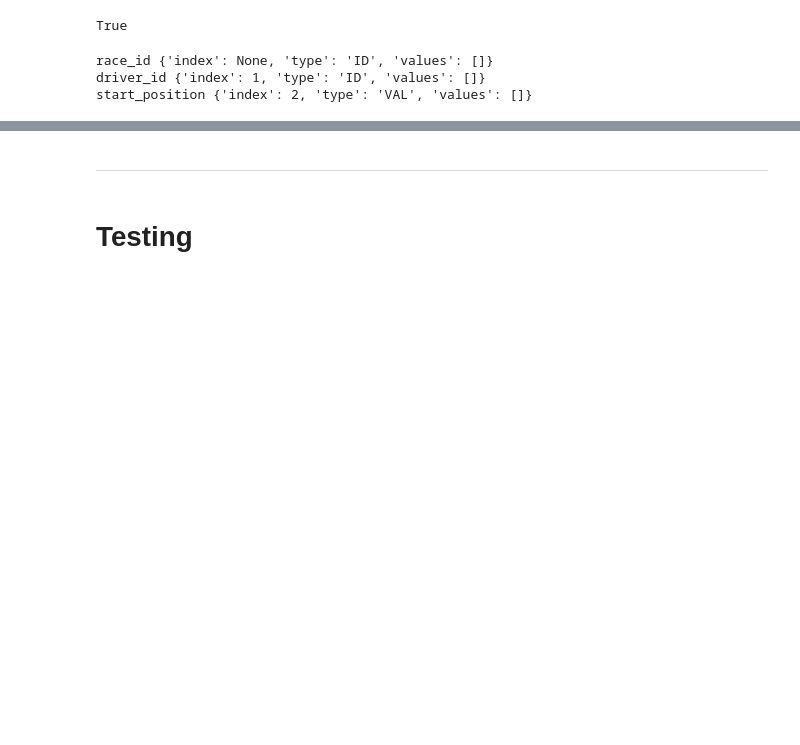
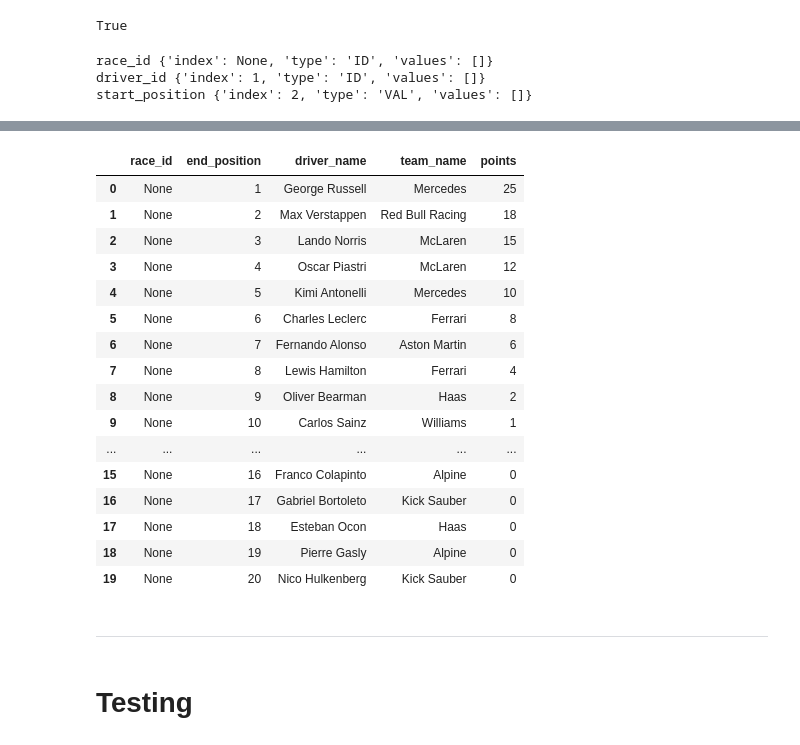
Before and after one commit to JackRWilson/Formula-1-Predictions-Project, a Jupyter notebook: notebooks/data_scraping.ipynb, the cells around one changed output, grey strips where cells are left out. Saved outputs shown, nothing was run; the diff lists cells and outputs as text; code cells hidden in the pictures; blank space fills up the shorter version.

```diff
--- a/notebooks/data_scraping.ipynb
+++ b/notebooks/data_scraping.ipynb
@@ -578,12 +578,18 @@ def scrape_f1_website(urls: list, total_col: int, col_map: dict, id_cols: list,
     # Initiate data mapping
     col_data = init_col_map(col_map, id_cols, default)
 
+    # Establish web browser
+    browser = webdriver.Chrome()
+    browser.maximize_window()
+
     for url in urls:
 
-        # Establish web browser
-        browser = webdriver.Chrome()
-        browser.maximize_window()
-        browser.get(url)
+        # Validate URL
+        try:
+            browser.get(url)
+        except Exception as e:
+            print(f'ONE OR MORE URL ERRORS: {e}')
+            continue
 
         # Extract year from URL
         #race_year = url.split('/')[5]
@@ -597,7 +603,7 @@ def scrape_f1_website(urls: list, total_col: int, col_map: dict, id_cols: list,
                     cells = row.find_elements(By.TAG_NAME, 'td')
 
                     # Validate table has the right number of columns
-                    if len(cells) >= total_col:
+                    if len(cells) == total_col:
 
                         # For each column in the column map append the corresponding data
                         for col_name, col_info in col_data.items():
@@ -606,8 +612,7 @@ def scrape_f1_website(urls: list, total_col: int, col_map: dict, id_cols: list,
                             else:
                                 col_info['values'].append(None)
         except Exception as e:
-            print(f'ERROR: {e}')
-            return(f'ERROR: {e}')
+            print(f'NO DATA FOUND ERROR: {e}')
 
     browser.close()
 
@@ -616,7 +621,14 @@ def scrape_f1_website(urls: list, total_col: int, col_map: dict, id_cols: list,
     for col_name, col_info in col_data.items():
         df_data[col_name] = col_info['values']
 
-    df = pd.DataFrame(df_data)
+    try:
+        df = pd.DataFrame(df_data)
+    except Exception as e:
+        print(f'ARRAY LENGTH ERROR: {e}')
+        return(f'ERROR: {e}')
+
+    return df
+
 
     # Save ID maps
     #driver_id_map = save_id_map(driver_id_map, '../data/raw/driver_id_map.pkl')
@@ -624,7 +636,10 @@ def scrape_f1_website(urls: list, total_col: int, col_map: dict, id_cols: list,
     #race_id_map = save_id_map(race_id_map, '../data/raw/race_id_map.pkl')
     #team_id_map = save_id_map(team_id_map, '../data/raw/team_id_map.pkl')
 # %%
-urls = ['https://www.formula1.com/en/results/2025/races/1270/singapore/race-result']
+urls = ['https://www.formula1.com/en/results/2025/races/1270/singapore/race-result', 'a']
 total_cols = 7
 col_map = {'race_id': None, 'end_position': 0, 'driver_name': 2, 'team_name': 3, 'points': 6}
 id_cols = ['race_id']
+df = scrape_f1_website(urls, total_cols, col_map, id_cols)
+df
+# %% [output]
@@ -631,3 +663,20 @@ id_cols = ['race_id']
+|  | race_id | end_position | driver_name | team_name | points |
+| 0 | None | 1 | George Russell | Mercedes | 25 |
+| 1 | None | 2 | Max Verstappen | Red Bull Racing | 18 |
+| 2 | None | 3 | Lando Norris | McLaren | 15 |
+| 3 | None | 4 | Oscar Piastri | McLaren | 12 |
+| 4 | None | 5 | Kimi Antonelli | Mercedes | 10 |
+| 5 | None | 6 | Charles Leclerc | Ferrari | 8 |
+| 6 | None | 7 | Fernando Alonso | Aston Martin | 6 |
+| 7 | None | 8 | Lewis Hamilton | Ferrari | 4 |
+| 8 | None | 9 | Oliver Bearman | Haas | 2 |
+| 9 | None | 10 | Carlos Sainz | Williams | 1 |
+| ... | ... | ... | ... | ... | ... |
+| 15 | None | 16 | Franco Colapinto | Alpine | 0 |
+| 16 | None | 17 | Gabriel Bortoleto | Kick Sauber | 0 |
+| 17 | None | 18 | Esteban Ocon | Haas | 0 |
+| 18 | None | 19 | Pierre Gasly | Alpine | 0 |
+| 19 | None | 20 | Nico Hulkenberg | Kick Sauber | 0 |
 # %% [markdown]
 ---
 # %% [markdown]
```
Also changed, not shown: parts of 1 cell of this notebook.
